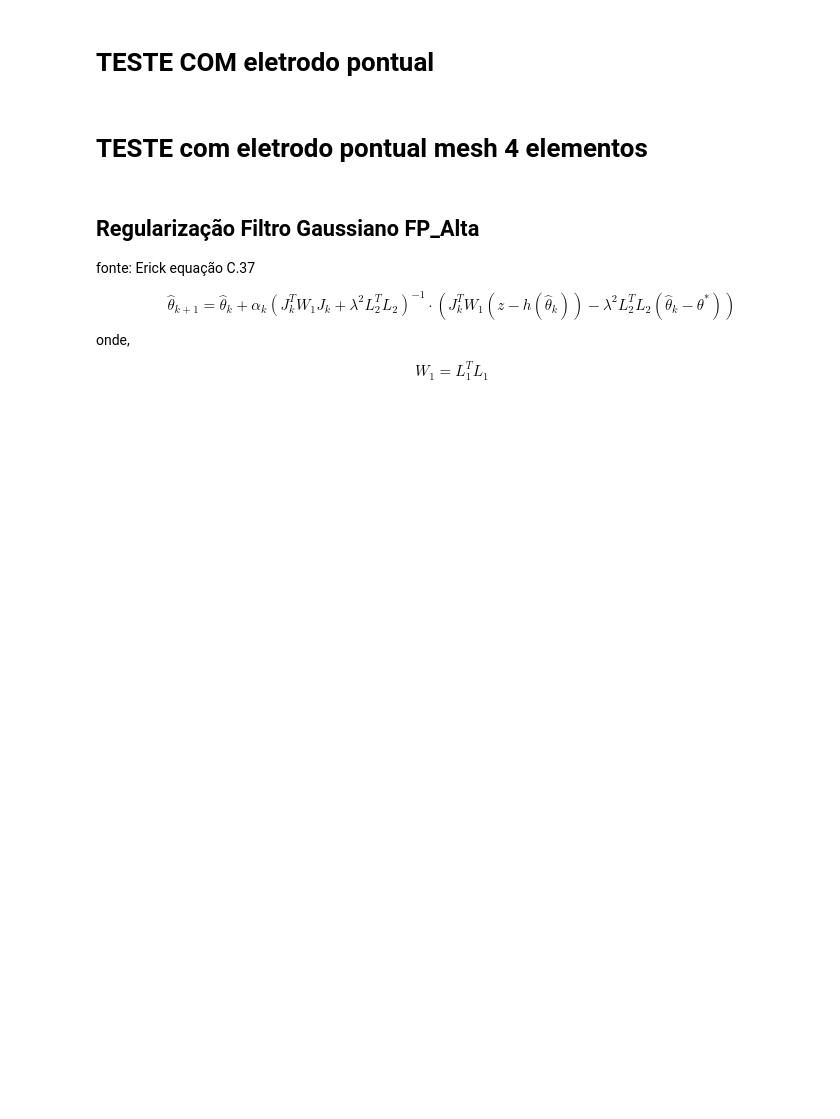
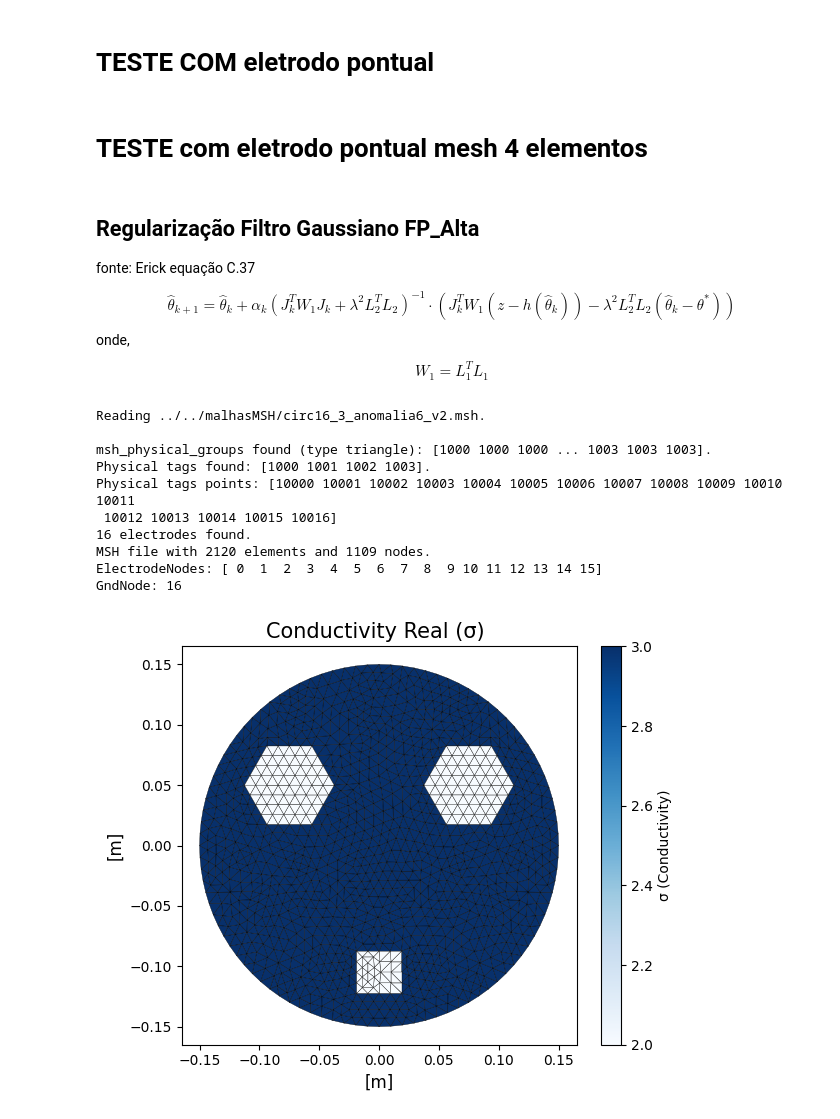
Before and after one commit to rodgraneiro/EIT_2D, a Jupyter notebook: exemplos/biblioteca_Edson/exemplos_biblioteca_Edson.ipynb, the cells around one changed output. Saved outputs shown, nothing was run; the diff lists cells and outputs as text; code cells hidden in the pictures; blank space fills up the shorter version.

```diff
--- a/exemplos/biblioteca_Edson/exemplos_biblioteca_Edson.ipynb
+++ b/exemplos/biblioteca_Edson/exemplos_biblioteca_Edson.ipynb
@@ -241,34 +241,46 @@ meus_sigmas = {
 1000 : 3.0,
 1001 : 2.00,
 1002 : 2.00,
 1003 : 2.00}
 
 MinhaMalhaPto2.SetSigmaPhysicaEntity(meus_sigmas)
 
 
 MinhaMalhaPto2.CalcKGlobal() # calculando KGlobal usando Sigmas
 
 
 #print(f'MinhaMalhaPto2.KGlobal =  {MinhaMalhaPto2.KGlobal}')
 
-fwd = forwardProblem.forward_problem(MinhaMalhaPto2, Pcorrente=None, SkipPattern=3, I =1.0e-3)   # __init__ roda aqui
+fwd = forwardProblem.forward_problem(MinhaMalhaPto2, Pcorrente=None, SkipPattern=2, I =1.0e-3)   # __init__ roda aqui
 
 #print(f'Pcorrente \n {fwd.corrente[MinhaMalhaPto.NumberOfNodes-MinhaMalhaPto.NumberOfElectrodes: MinhaMalhaPto.NumberOfNodes]}')
 #print(f'Pcorrente \n {fwd.corrente[:16]}')
 
 #print(f'Pcorrente \n {fwd.corrente.shape}')
 
 mtz_Vmedido = fwd.Solve()
 #print(f'Vmedido \n {fwd.Vmedido[:,0]}')
 
 nome_arquivo = 'ParaVernoGmshPto'
 #fwd.criar_arquivo_pos_2D( fwd.Vmedido, nome_arquivo)
 
 #fwd.abrir_Gmsh_pos(nome_arquivo, runGmsh=True)
 
 #print(f'self.Yinversa \n {fwd.Yinversa}')
 
 V_measured = fwd.Vmedido_eletrodos
+# %% [output]
+Reading ../../malhasMSH/circ16_3_anomalia6_v2.msh.
+
+msh_physical_groups found (type triangle): [1000 1000 1000 ... 1003 1003 1003].
+Physical tags found: [1000 1001 1002 1003].
+Physical tags points: [10000 10001 10002 10003 10004 10005 10006 10007 10008 10009 10010 10011
+ 10012 10013 10014 10015 10016]
+16 electrodes found.
+MSH file with 2120 elements and 1109 nodes.
+ElectrodeNodes: [ 0  1  2  3  4  5  6  7  8  9 10 11 12 13 14 15]
+GndNode: 16
+[figure, added]
 # %%
 import numpy as np
 import mesh
```
Also changed, not shown: parts of 1 cell of this notebook, 4 other files.
